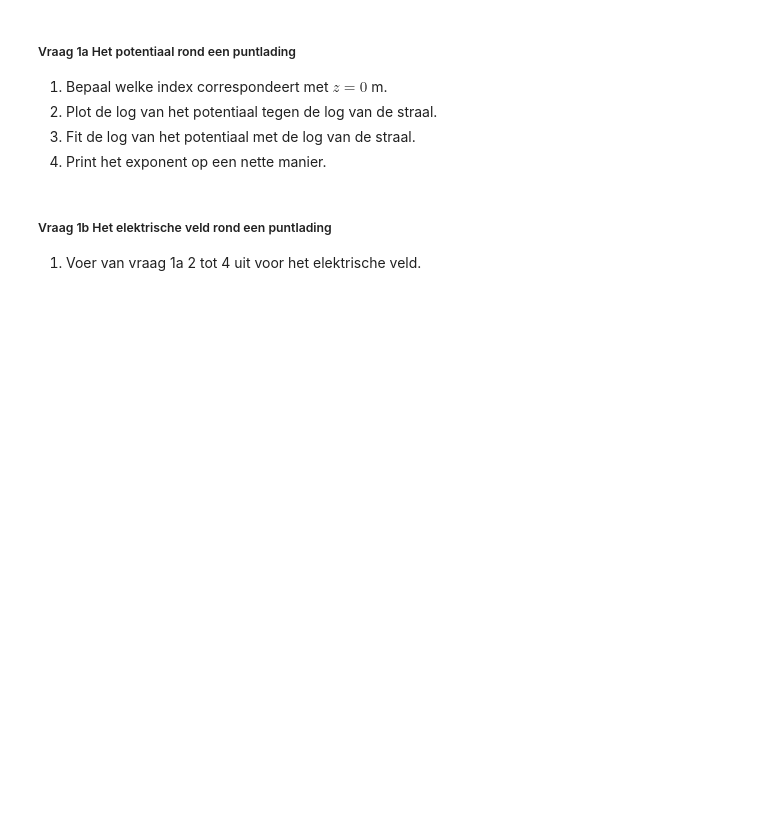
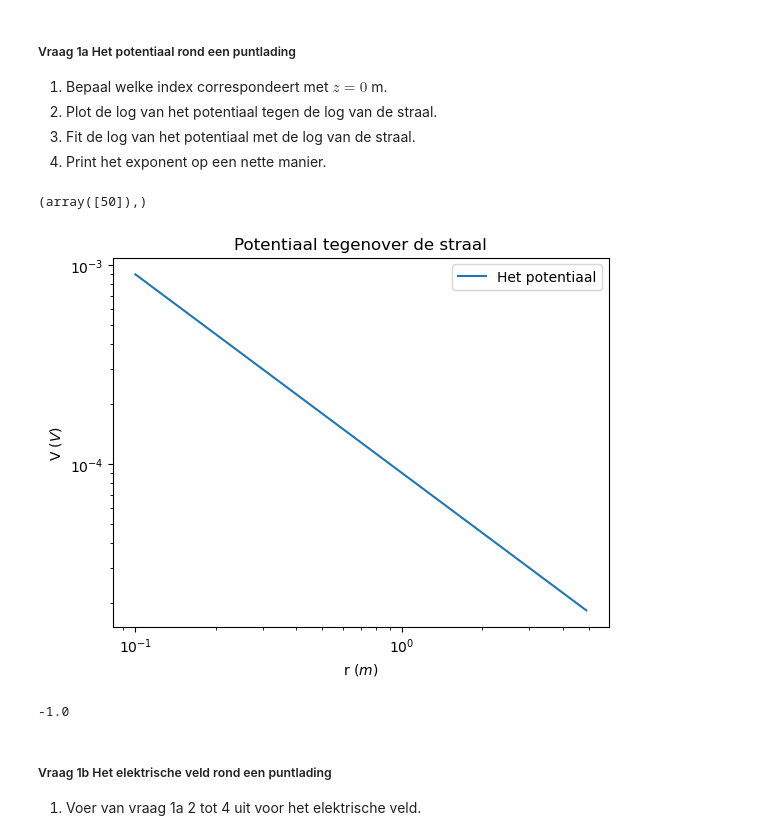
Before and after one commit to Fynn-Vrolijk123/DEF-D-Fynn-Vrolijk, a Jupyter notebook: DigitaleOntwerpopdrachten/1CondensatorOpdracht/CondensatorOntwerpopdracht.ipynb, the cells around one changed output. Drawn from its saved outputs; the diff is of its cells as text; code cells hidden in the pictures; blank space fills up the shorter version.

```diff
--- a/DigitaleOntwerpopdrachten/1CondensatorOpdracht/CondensatorOntwerpopdracht.ipynb
+++ b/DigitaleOntwerpopdrachten/1CondensatorOpdracht/CondensatorOntwerpopdracht.ipynb
@@ -93,3 +89,31 @@ plot_results_pt_charge_at_origin(Ez, Er, normE, V, r, z, grid_step)
+# %%
+print(np.where((z > -0.01) & (z < 0.01))) #1 Geeft index: 50.
+
+r_good = r > 0
+V_use = V[50]
+V_plot = V_use[r_good]
+r_plot = r[r_good]
+
+plt.loglog(r_plot, V_plot, label = 'Het potentiaal')
+plt.xlabel('r ($m$)')
+plt.ylabel('V ($V$)') #2 Plot van de log potentiaal tegen de log straal.
+plt.title('Potentiaal tegenover de straal')
+plt.legend()
+plt.show()
+
+V_fit = np.log(V_plot)
+r_fit = np.log(r_plot)
+from scipy.optimize import curve_fit
+def fit(r,a):
+    return ((4*np.pi*epsilon0)**-1)*(charge_one_point*r**a)
+
+val, cov = curve_fit(fit,r_plot,V_plot) #3. De fit.
+relatie = val[0]
+print(relatie) #4. Te zien is dat er een omgekeerd evenredig verband is tussen de potentiaal en de straal.
+# %% [output]
+(array([50]),)
+[figure, added]
+-1.0
 # %% [markdown]
 ##### Vraag 1b Het elektrische veld rond een puntlading
 1. Voer van vraag 1a 2 tot 4 uit voor het elektrische veld.
```
Also changed, not shown: parts of 17 cells of this notebook.
